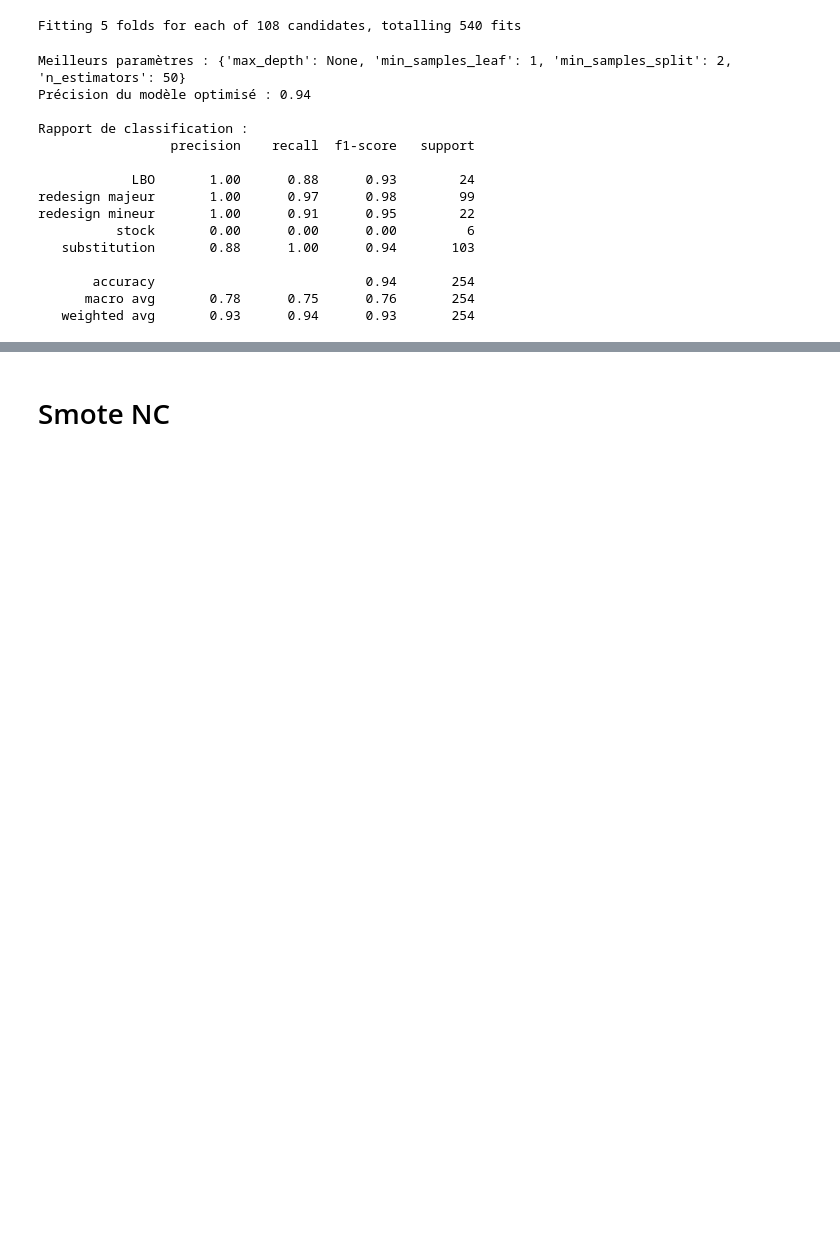
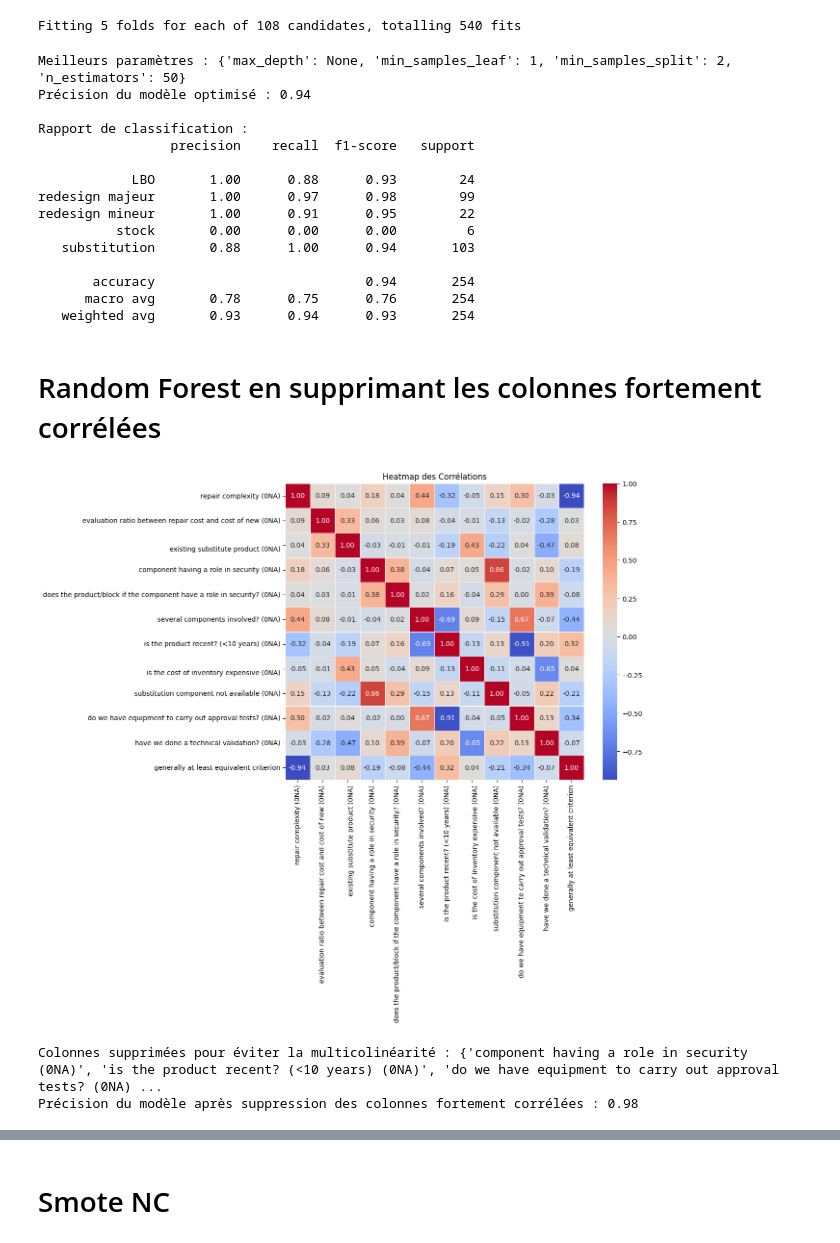
Before and after one commit to coupsim/PSYN_SNCF, a Jupyter notebook: PSYN_sncf_data.ipynb, the cells around one changed output, grey strips where cells are left out. Drawn from its saved outputs; the diff is of its cells as text; code cells hidden in the pictures; blank space fills up the shorter version.

```diff
--- a/PSYN_sncf_data.ipynb
+++ b/PSYN_sncf_data.ipynb
@@ -686,3 +725,61 @@ redesign mineur       1.00      0.91      0.95        22
        accuracy                           0.94       254
       macro avg       0.78      0.75      0.76       254
    weighted avg       0.93      0.94      0.93       254
+# %% [markdown]
+# Random Forest en supprimant les colonnes fortement corrélées
+# %%
+# Afficher la heatmap des corrélations
+plt.figure(figsize=(10, 8))
+sns.heatmap(corr_matrix, annot=True, cmap="coolwarm", fmt=".2f", linewidths=0.5)
+plt.title("Heatmap des Corrélations")
+plt.show()
+
+# Trouver les colonnes fortement corrélées
+corr_threshold = 0.8
+corr_pairs = corr_matrix.abs().unstack().sort_values(ascending=False)
+
+# Sélectionner les paires de colonnes corrélées (et éviter les doublons)
+high_corr_features = set()
+for (col1, col2), value in corr_pairs.items():
+    if col1 != col2 and value > corr_threshold:
+        high_corr_features.add(col2)  # On enlève col2 arbitrairement
+
+print(f"Colonnes supprimées pour éviter la multicolinéarité : {high_corr_features}")
+
+# Séparer les features (X) et la cible (y)
+target_column = "label"  # Remplace par le nom exact de ta colonne cible
+X = df.drop(columns=[target_column] + list(high_corr_features), errors="ignore")
+y = df[target_column]
+
+# Encoder les variables catégorielles si nécessaire
+X = pd.get_dummies(X, drop_first=True)
+
+# Séparer les données en entraînement et test
+X_train, X_test, y_train, y_test = train_test_split(X, y, test_size=0.2, stratify=y, random_state=42)
+
+# Initialiser et entraîner le modèle Random Forest
+model = RandomForestClassifier(n_estimators=100, random_state=42)
+model.fit(X_train, y_train)
+
+# Prédictions
+y_pred = model.predict(X_test)
+
+# Afficher la précision
+from sklearn.metrics import accuracy_score
+accuracy = accuracy_score(y_test, y_pred)
+print(f"Précision du modèle après suppression des colonnes fortement corrélées : {accuracy:.2f}")
+
+# Créer la matrice de confusion
+conf_matrix = confusion_matrix(y_test, y_pred)
+
+# Afficher la matrice de confusion
+plt.figure(figsize=(6, 5))
+sns.heatmap(conf_matrix, annot=True, fmt="d", cmap="Blues", xticklabels=["LBO","redesign majeur","redesign mineur","stock","substitution"], yticklabels=["LBO","redesign majeur","redesign mineur","stock","substitution"])
+plt.xlabel("Prédictions")
+plt.ylabel("Réels")
+plt.title("Matrice de confusion")
+plt.show()
+# %% [output]
+[figure, added]
+Colonnes supprimées pour éviter la multicolinéarité : {'component having a role in security (0NA)', 'is the product recent? (<10 years) (0NA)', 'do we have equipment to carry out approval tests? (0NA) ...
+Précision du modèle après suppression des colonnes fortement corrélées : 0.98
```
Also changed, not shown: parts of 5 cells of this notebook, 1 other file.
